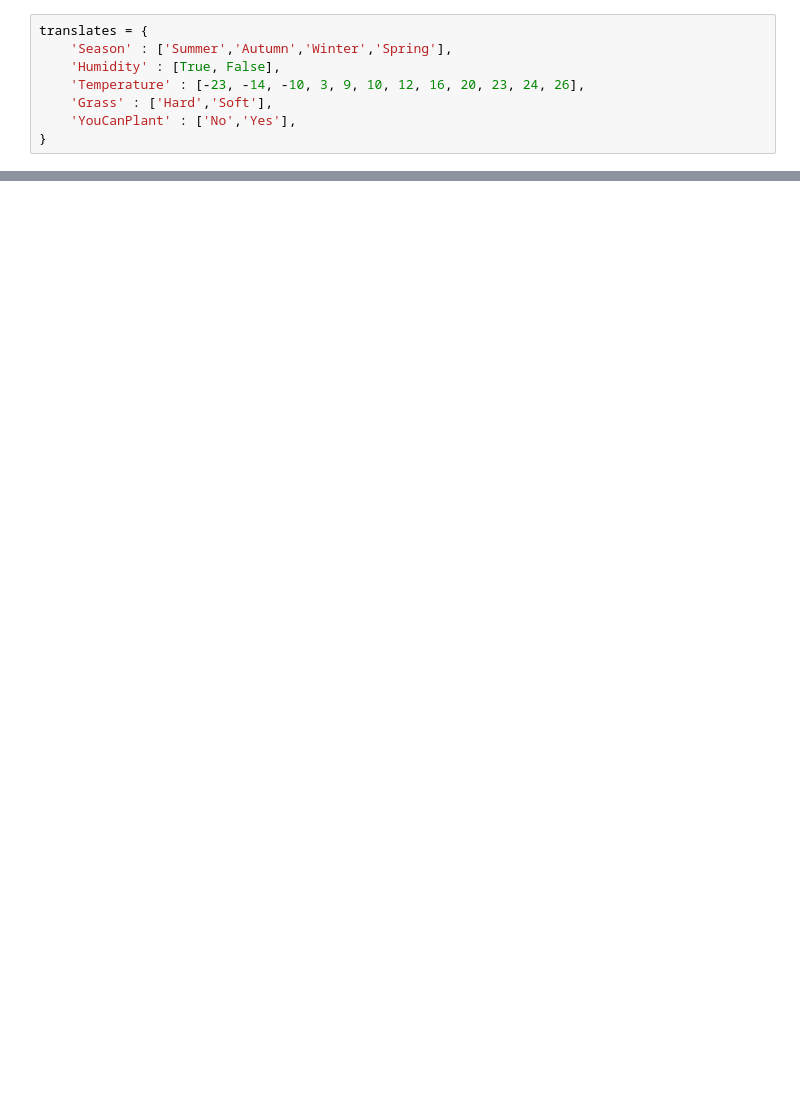
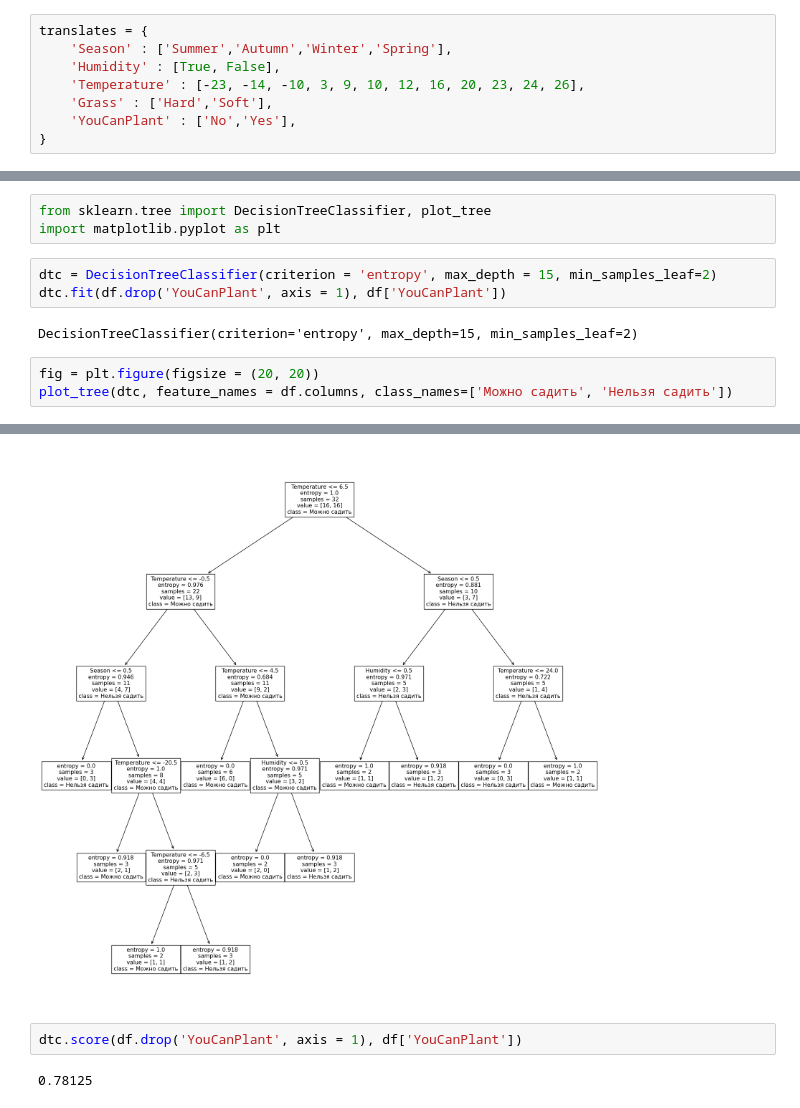
Before and after one commit to ErifGocthik/tree, a Jupyter notebook: Untitled.ipynb, the cells around one changed output, grey strips where cells are left out. Saved outputs shown, nothing was run; the diff lists cells and outputs as text; blank space fills up the shorter version.

```diff
--- a/Untitled.ipynb
+++ b/Untitled.ipynb
@@ -85,0 +69,12 @@ plot_tree(dtc, feature_names = df.columns, class_names=translates['YouCanPlant']
+# %%
+from sklearn.tree import DecisionTreeClassifier, plot_tree
+import matplotlib.pyplot as plt
+# %%
+dtc = DecisionTreeClassifier(criterion = 'entropy', max_depth = 15, min_samples_leaf=2)
+dtc.fit(df.drop('YouCanPlant', axis = 1), df['YouCanPlant'])
+# %% [output]
+DecisionTreeClassifier(criterion='entropy', max_depth=15, min_samples_leaf=2)
+# %%
+fig = plt.figure(figsize = (20, 20))
+plot_tree(dtc, feature_names = df.columns, class_names=['Можно садить', 'Нельзя садить'])
+# %% [output]
@@ -85,0 +98,5 @@ plot_tree(dtc, feature_names = df.columns, class_names=translates['YouCanPlant']
+[figure, added]
+# %%
+dtc.score(df.drop('YouCanPlant', axis = 1), df['YouCanPlant'])
+# %% [output]
+0.78125
```
Also changed, not shown: parts of 10 cells of this notebook, 1 other file.
